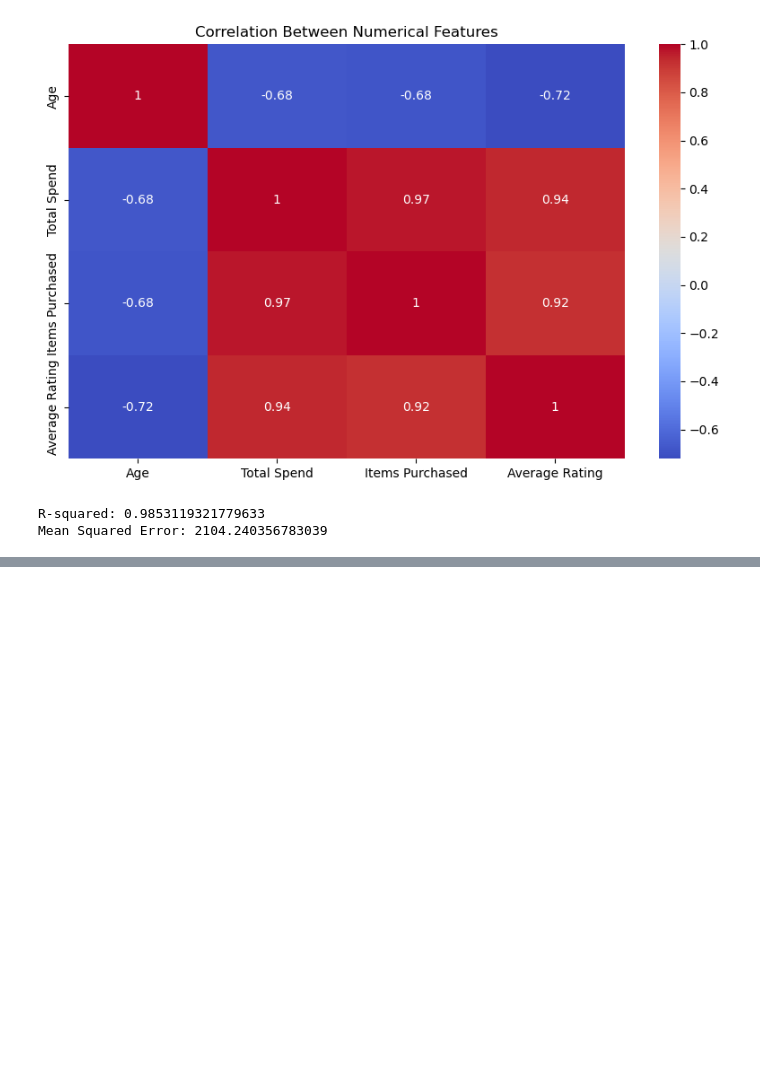
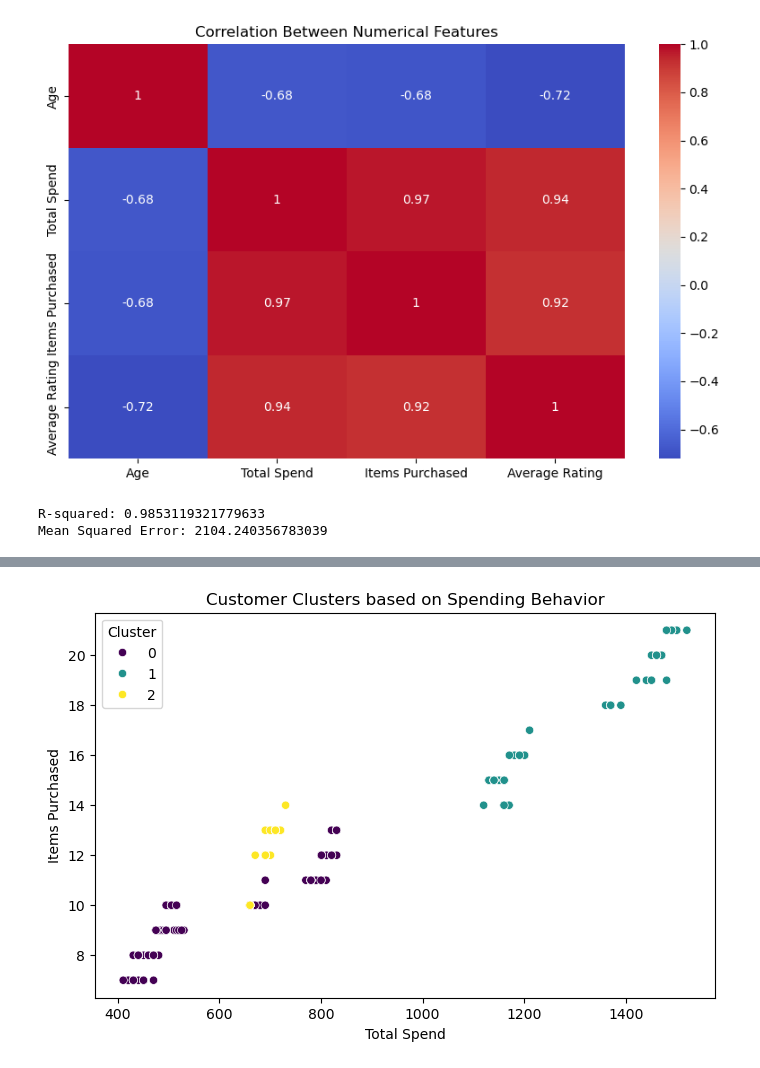
Before and after one commit to Rashi990/IS4116_BIS_Assignment, a Jupyter notebook: notebooks/data_analysis.ipynb, the cells around one changed output, grey strips where cells are left out. Drawn from its saved outputs; the diff is of its cells as text; code cells hidden in the pictures; blank space fills up the shorter version.

```diff
--- a/notebooks/data_analysis.ipynb
+++ b/notebooks/data_analysis.ipynb
@@ -227,0 +301,13 @@ Mean Squared Error: 2104.240356783039
+# %%
+# Choose optimal k (based on elbow method, e.g., k=3)
+optimal_k = 3
+kmeans = KMeans(n_clusters=optimal_k, random_state=42, n_init=10)
+df['Cluster'] = kmeans.fit_predict(X_scaled)
+
+# Scatter plot of clusters
+plt.figure(figsize=(8, 5))
+sns.scatterplot(data=df, x='Total Spend', y='Items Purchased', hue='Cluster', palette='viridis')
+plt.title('Customer Clusters based on Spending Behavior')
+plt.show()
+# %% [output]
+[figure, added]
```
Also changed, not shown: parts of 3 cells of this notebook.
